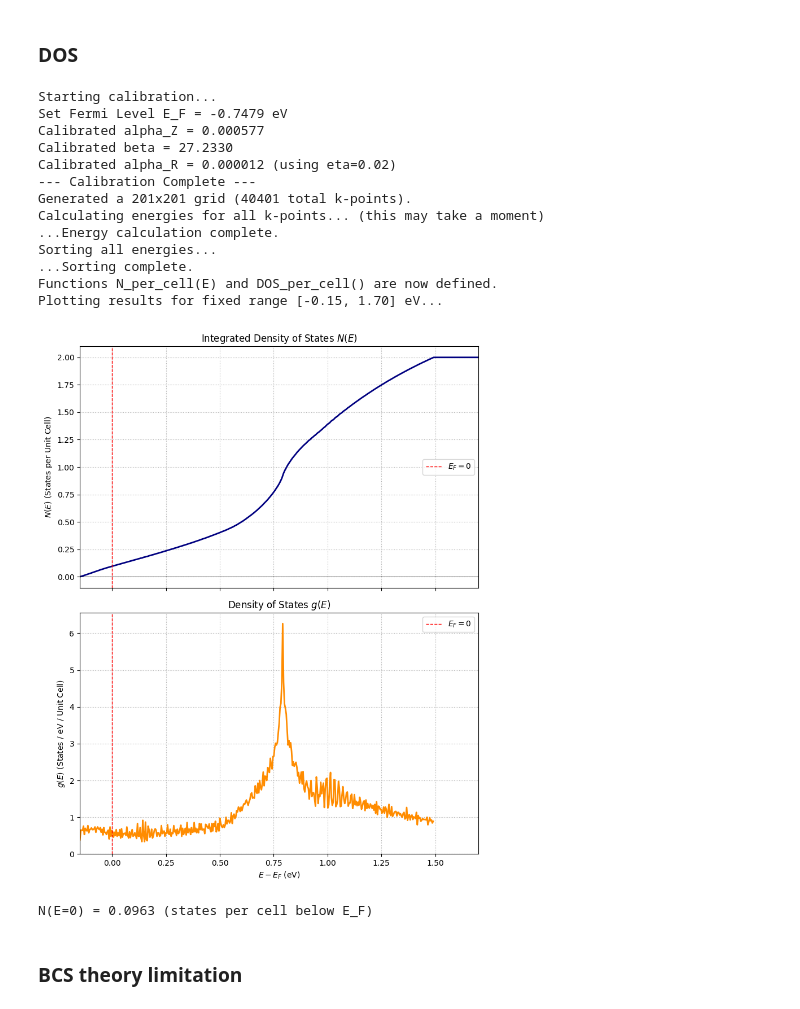
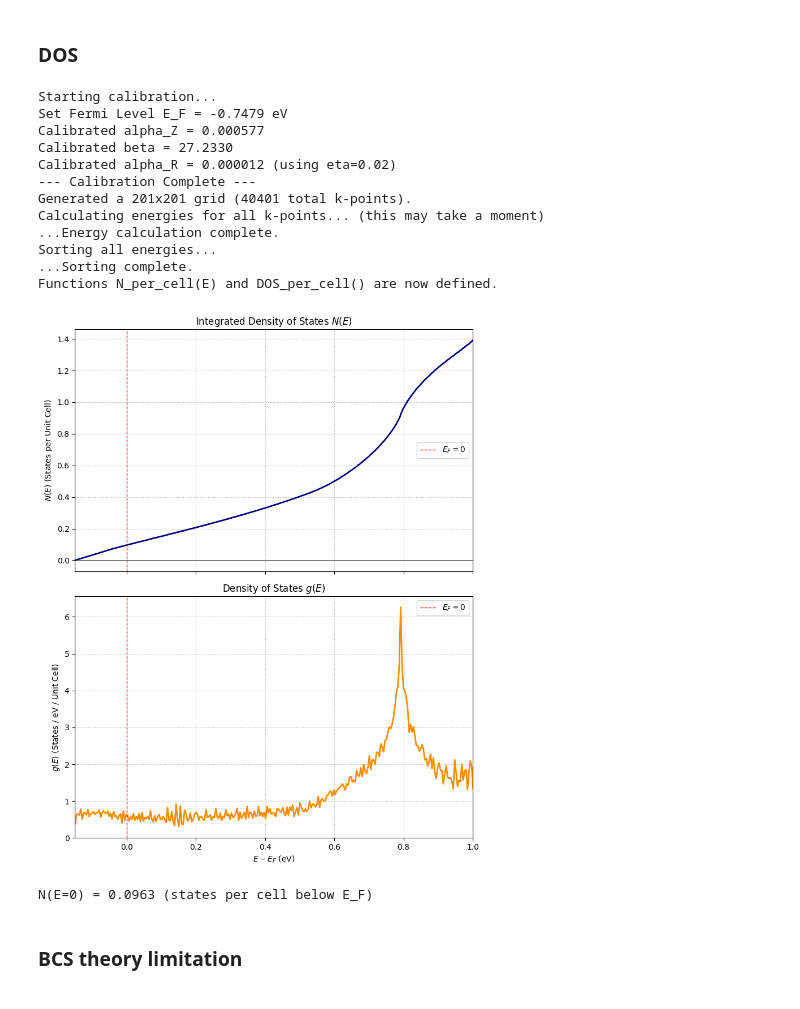
Before and after one commit to Lyrrrrrr/Upper-critical-field-Figure-reproduce-code, a Jupyter notebook: Numerical analysis.ipynb, the cells around one changed output. Drawn from its saved outputs; the diff is of its cells as text; code cells hidden in the pictures.

```diff
--- a/Numerical analysis.ipynb
+++ b/Numerical analysis.ipynb
@@ -835,17 +956,10 @@ print("...Sorting complete.")
 # --- 5. Define N(E) and g(E) (DOS) Functions ---
 
 def N_per_cell(E):
-    """
-    Calculates N(E), the integrated number of states per unit cell
-    with energy <= E.
-    """
     count = np.searchsorted(all_energies_sorted, E, side='right')
     return count / N_k_total
 
 def DOS_per_cell(num_bins=200):
-    """
-    Calculates g(E), the density of states per unit cell.
-    """
     hist, bin_edges = np.histogram(
         all_energies,
         bins=num_bins,
@@ -867,11 +981,10 @@ print("Functions N_per_cell(E) and DOS_per_cell() are now defined.")
 
 
 # --- 6. Example Usage and Plotting (MODIFIED) ---
-print("Plotting results for fixed range [-0.15, 1.70] eV...")
 
 # a) Define the *fixed* energy range you want to plot
 E_min_fixed = -0.15
-E_max_fixed = 1.70
+E_max_fixed = 1
 
 # Create the energy points for the N(E) plot
 E_range = np.linspace(E_min_fixed, E_max_fixed, 500)
@@ -903,35 +1016,34 @@ ax1.set_xlim(E_min_fixed, E_max_fixed)
 ax2.plot(E_dos, g_E_dos, lw=2, color='darkorange')
 ax2.set_xlabel(r'$E - E_F$ (eV)')
 ax2.set_ylabel(r'$g(E)$ (States / eV / Unit Cell)')
 ax2.set_title('Density of States $g(E)$')
 ax2.grid(True, ls=':')
 ax2.set_ylim(bottom=0)
 ax2.axvline(0, color='r', ls='--', lw=1, label='$E_F = 0$')
 ax2.legend()
 # **** MODIFICATION: Set fixed X-axis limit for g(E) plot ****
 ax2.set_xlim(E_min_fixed, E_max_fixed)
 
 plt.tight_layout()
 plt.show()
 
 # Example: Find N(0), the number of states below E_F
 N_at_EF = N_per_cell(0.0)
 print(f"\nN(E=0) = {N_at_EF:.4f} (states per cell below E_F)")
 # %% [output]
 Starting calibration...
 Set Fermi Level E_F = -0.7479 eV
 Calibrated alpha_Z = 0.000577
 Calibrated beta = 27.2330
 Calibrated alpha_R = 0.000012 (using eta=0.02)
 --- Calibration Complete ---
 Generated a 201x201 grid (40401 total k-points).
 Calculating energies for all k-points... (this may take a moment)
 ...Energy calculation complete.
 Sorting all energies...
 ...Sorting complete.
 Functions N_per_cell(E) and DOS_per_cell() are now defined.
-Plotting results for fixed range [-0.15, 1.70] eV...
-[figure, old version]
+[figure, new version]
 N(E=0) = 0.0963 (states per cell below E_F)
 # %% [markdown]
 ### BCS theory limitation
```
Also changed, not shown: parts of 4 cells of this notebook, 8 other files.
